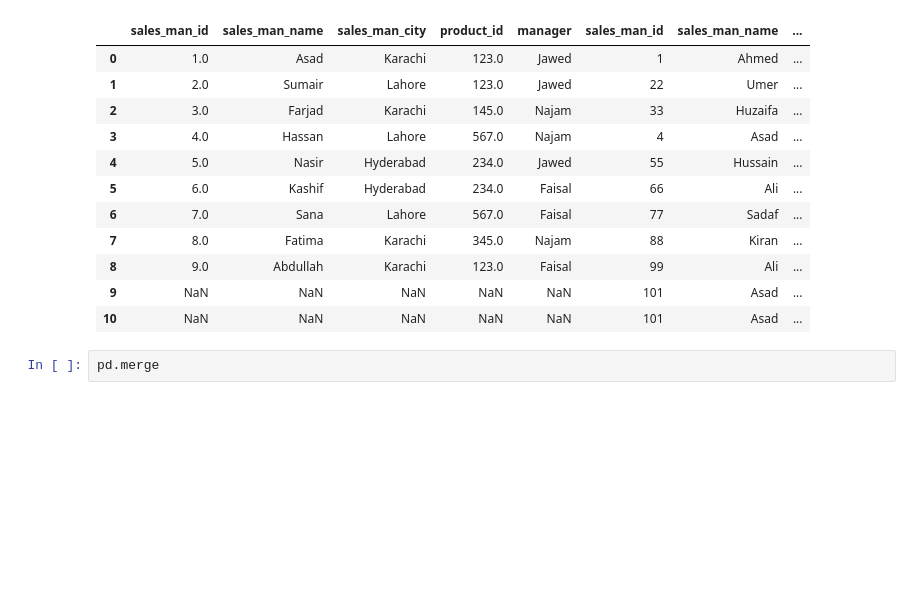
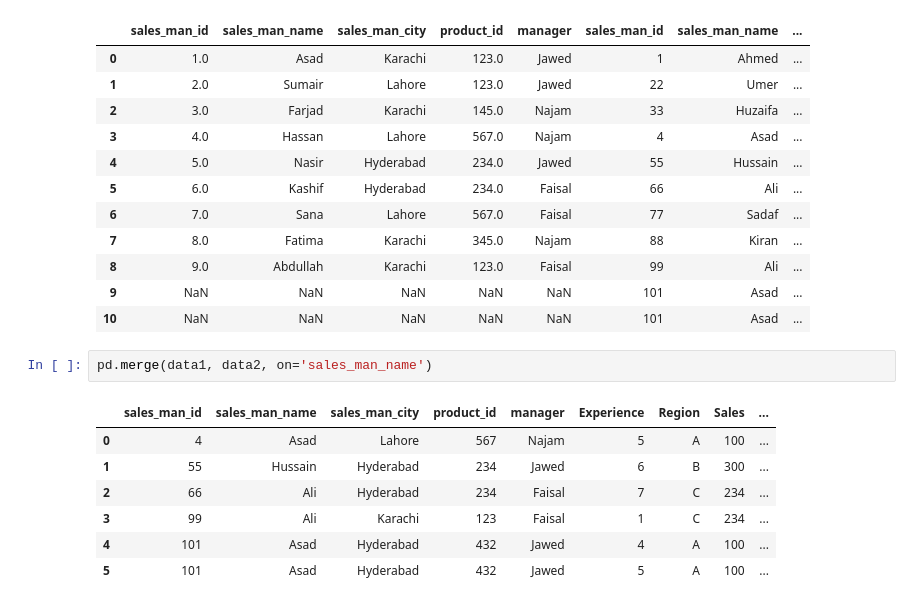
Before and after one commit to Abubakar919666/Python, a Jupyter notebook: Data_Wrangling_Join_Combine_and_Reshape.ipynb, the cells around one changed output. Drawn from its saved outputs; the diff is of its cells as text; blank space fills up the shorter version.

```diff
--- a/Data_Wrangling_Join_Combine_and_Reshape.ipynb
+++ b/Data_Wrangling_Join_Combine_and_Reshape.ipynb
@@ -123,4 +123,12 @@ pd.concat([data0, data1], axis=1)
 | 9 | NaN | NaN | NaN | NaN | NaN | 101 | Asad | ... |
 | 10 | NaN | NaN | NaN | NaN | NaN | 101 | Asad | ... |
 # %%
-pd.merge
+pd.merge(data1, data2, on='sales_man_name')
+# %% [output]
+|  | sales_man_id | sales_man_name | sales_man_city | product_id | manager | Experience | Region | Sales | ... |
+| 0 | 4 | Asad | Lahore | 567 | Najam | 5 | A | 100 | ... |
+| 1 | 55 | Hussain | Hyderabad | 234 | Jawed | 6 | B | 300 | ... |
+| 2 | 66 | Ali | Hyderabad | 234 | Faisal | 7 | C | 234 | ... |
+| 3 | 99 | Ali | Karachi | 123 | Faisal | 1 | C | 234 | ... |
+| 4 | 101 | Asad | Hyderabad | 432 | Jawed | 4 | A | 100 | ... |
+| 5 | 101 | Asad | Hyderabad | 432 | Jawed | 5 | A | 100 | ... |
```
Also changed, not shown: parts of 3 cells of this notebook.
